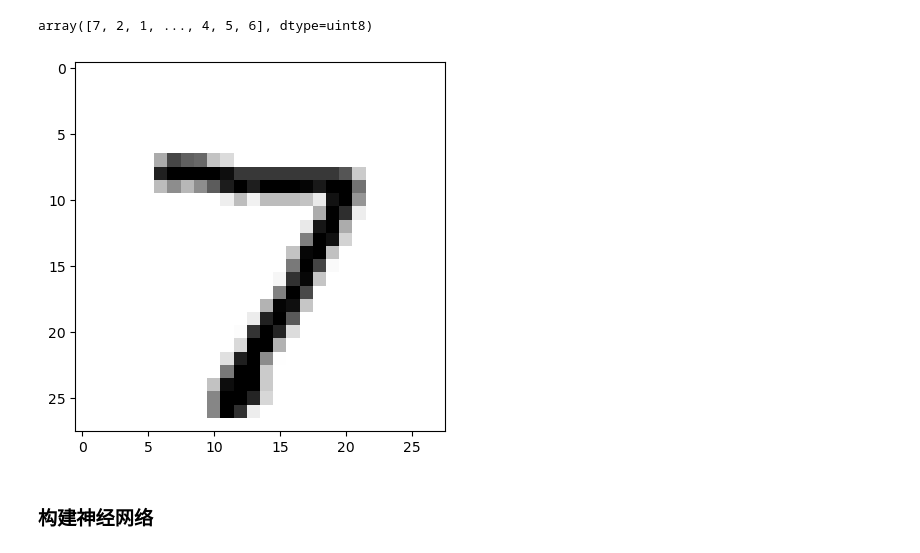
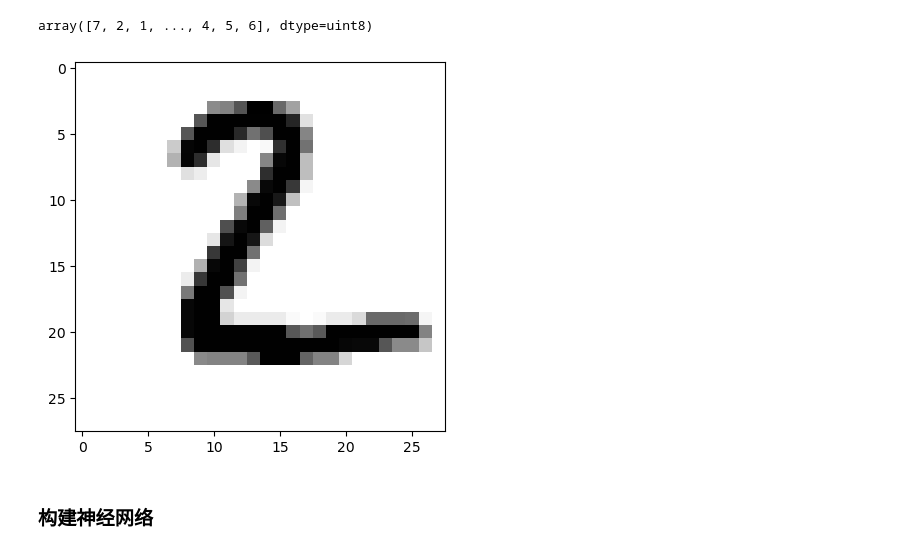
Before and after one commit to fengxichang/deep-learning-with-python, a Jupyter notebook: 2.1手写数字识别.ipynb, the cells around one changed output. Drawn from its saved outputs; the diff is of its cells as text; code cells hidden in the pictures.

```diff
--- a/2.1手写数字识别.ipynb
+++ b/2.1手写数字识别.ipynb
@@ -22,11 +22,11 @@ array([7, 2, 1, ..., 4, 5, 6], dtype=uint8)
 # %%
 import matplotlib.pyplot as plt
 
-digit = test_images[0]
+digit = test_images[1]
 plt.imshow(digit, cmap=plt.cm.binary)
 plt.show()
 # %% [output]
-[figure, old version]
+[figure, new version]
 # %% [markdown]
 ### 构建神经网络
 # %%
```
Also changed, not shown: 3 other files.
